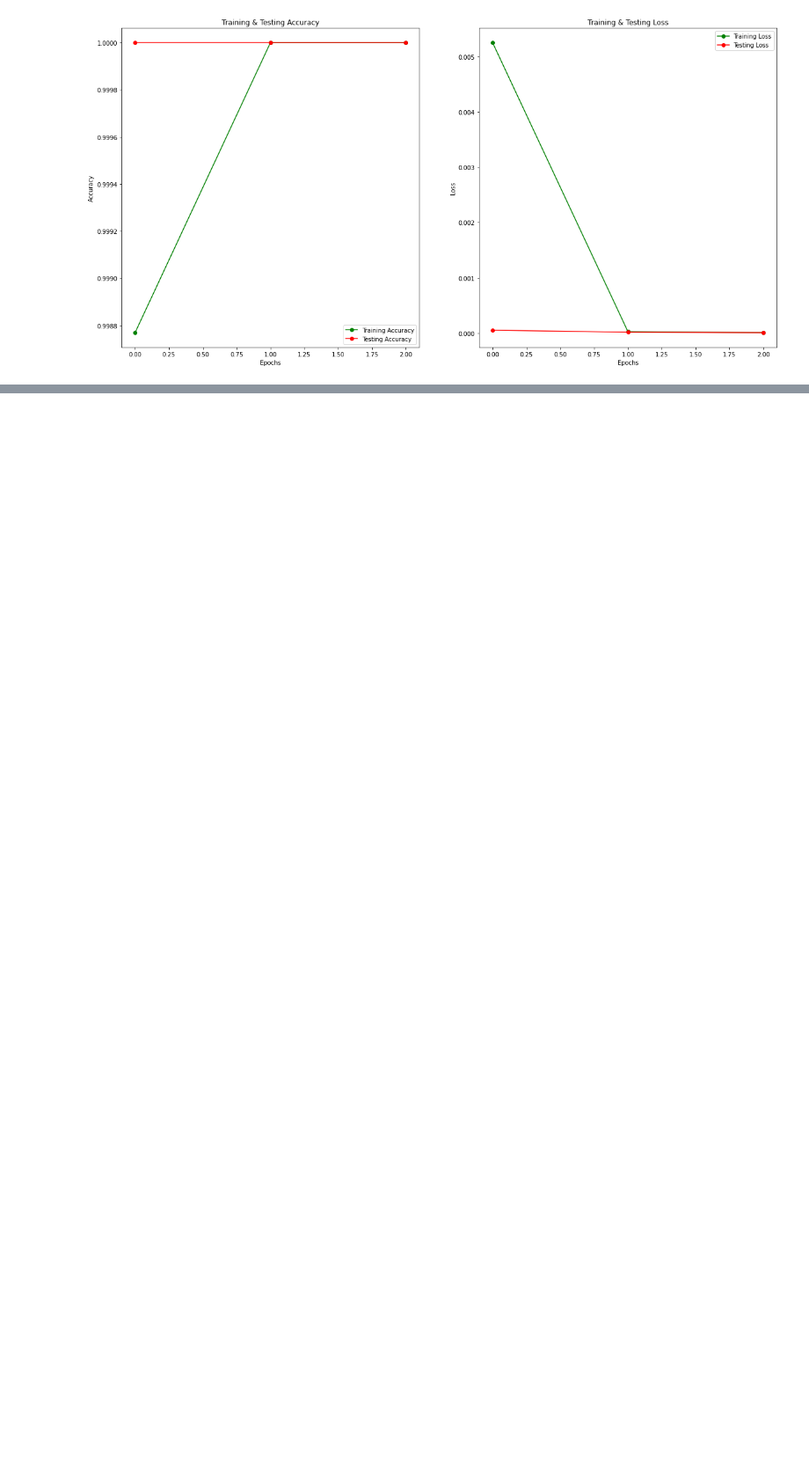
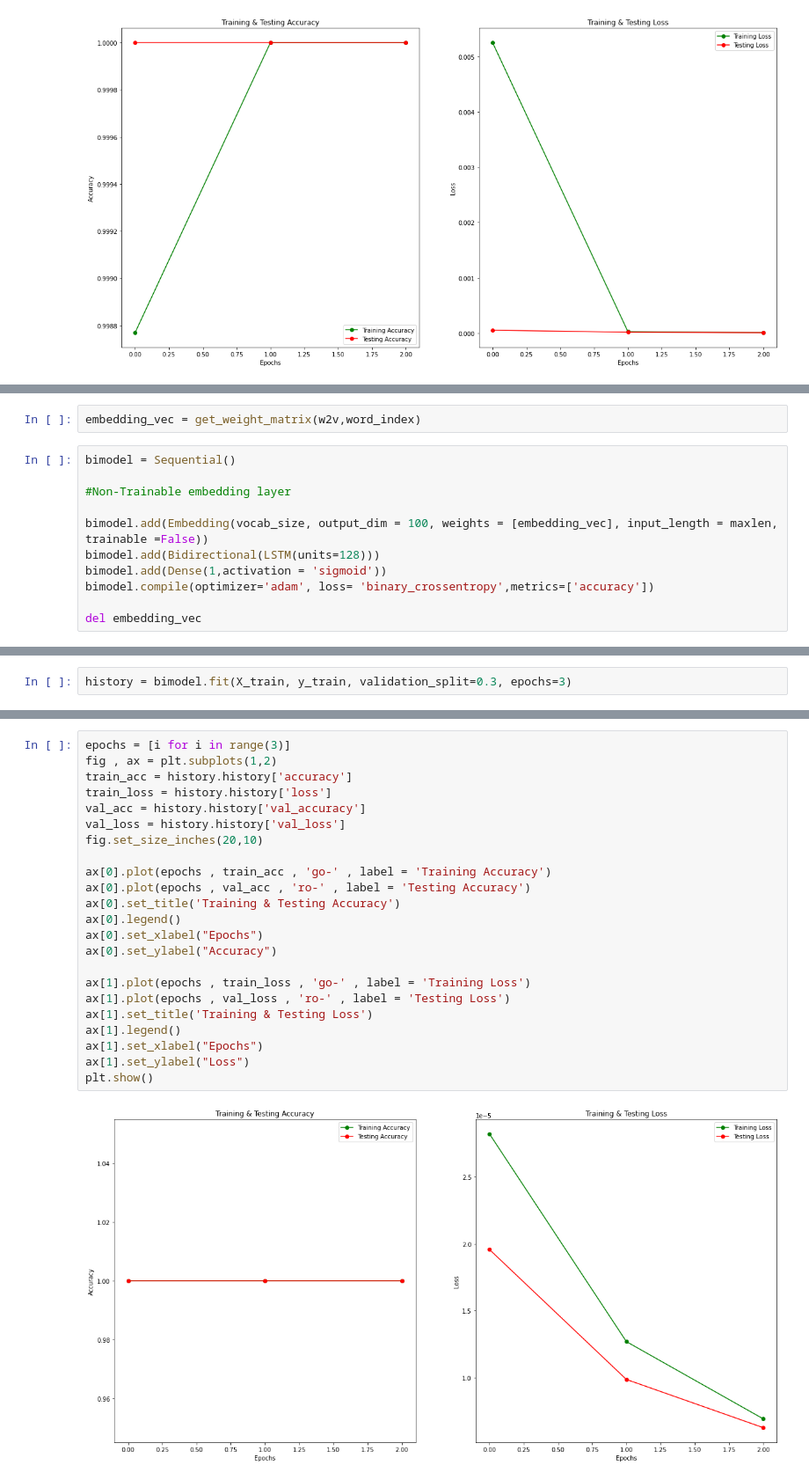
Before and after one commit to SARIT42/Fake-News-Classifier, a Jupyter notebook: fakenewsclassifier-w2v-lstm.ipynb, the cells around one changed output, grey strips where cells are left out. Shown: that part at 88% size. Drawn from its saved outputs; the diff is of its cells as text; blank space fills up the shorter version.

Commit message:
Kaggle Notebook | FakeNewsClassifie-W2V-LSTM | Version 3

```diff
--- a/fakenewsclassifier-w2v-lstm.ipynb
+++ b/fakenewsclassifier-w2v-lstm.ipynb
@@ -614,0 +617,13 @@ WE ARE GETTING AN ACCURACY OF 100%
+# %%
+embedding_vec = get_weight_matrix(w2v,word_index)
+# %%
+bimodel = Sequential()
+
+#Non-Trainable embedding layer
+
+bimodel.add(Embedding(vocab_size, output_dim = 100, weights = [embedding_vec], input_length = maxlen, trainable =False))
+bimodel.add(Bidirectional(LSTM(units=128)))
+bimodel.add(Dense(1,activation = 'sigmoid'))
+bimodel.compile(optimizer='adam', loss= 'binary_crossentropy',metrics=['accuracy'])
+
+del embedding_vec
@@ -614,0 +647,2 @@ WE ARE GETTING AN ACCURACY OF 100%
+# %%
+history = bimodel.fit(X_train, y_train, validation_split=0.3, epochs=3)
@@ -614,0 +672,25 @@ WE ARE GETTING AN ACCURACY OF 100%
+# %%
+epochs = [i for i in range(3)]
+fig , ax = plt.subplots(1,2)
+train_acc = history.history['accuracy']
+train_loss = history.history['loss']
+val_acc = history.history['val_accuracy']
+val_loss = history.history['val_loss']
+fig.set_size_inches(20,10)
+
+ax[0].plot(epochs , train_acc , 'go-' , label = 'Training Accuracy')
+ax[0].plot(epochs , val_acc , 'ro-' , label = 'Testing Accuracy')
+ax[0].set_title('Training & Testing Accuracy')
+ax[0].legend()
+ax[0].set_xlabel("Epochs")
+ax[0].set_ylabel("Accuracy")
+
+ax[1].plot(epochs , train_loss , 'go-' , label = 'Training Loss')
+ax[1].plot(epochs , val_loss , 'ro-' , label = 'Testing Loss')
+ax[1].set_title('Training & Testing Loss')
+ax[1].legend()
+ax[1].set_xlabel("Epochs")
+ax[1].set_ylabel("Loss")
+plt.show()
+# %% [output]
+[figure, added]
```
Also changed, not shown: parts of 9 cells of this notebook.
